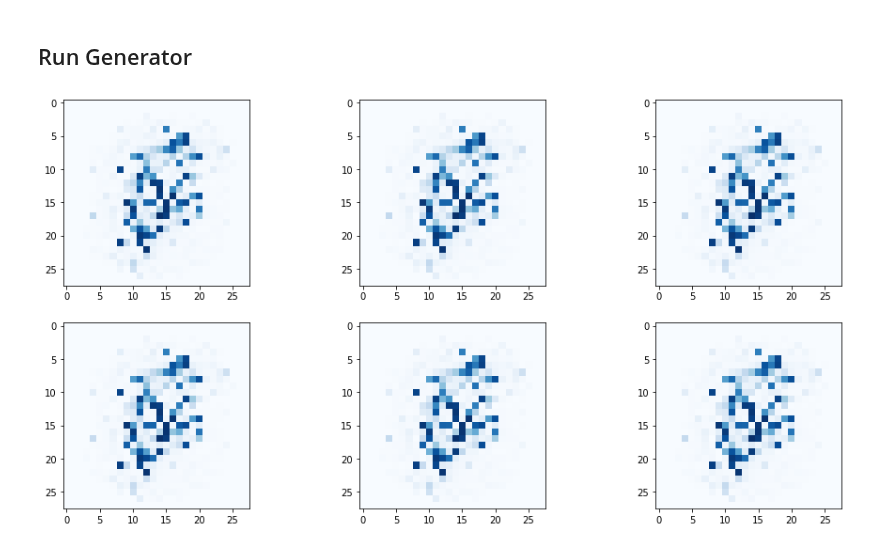
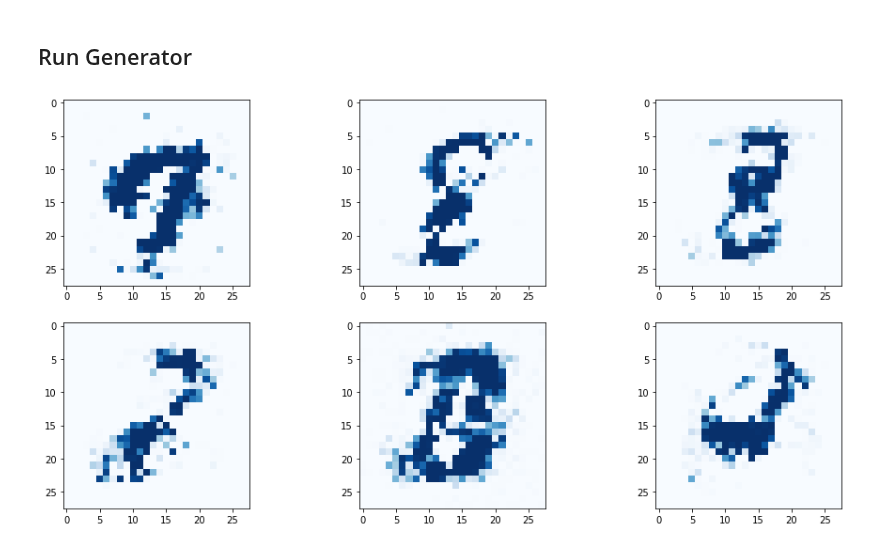
Before and after one commit to makeyourownneuralnetwork/gan, a Jupyter notebook: 07_gan_mnist.ipynb, the cells around one changed output. Drawn from its saved outputs; the diff is of its cells as text; code cells hidden in the pictures.

```diff
--- a/07_gan_mnist.ipynb
+++ b/07_gan_mnist.ipynb
@@ -175,11 +173,11 @@ D.plot_progress()
 # manually run discriminator to check it can tell real data from fake
 
 for i in range(4):
-  image_data_tensor = mnist_dataset[random.randint(0,60000)][1]
+  image_data_tensor = mnist_dataset[random.randint(0,10000)][1]
   print( D.forward( image_data_tensor ).item() )
   pass
 
 for i in range(4):
-  print( D.forward( generate_random(784) ).item() )
+  print( D.forward( generate_random_image(784) ).item() )
   pass
 # %% [output]
@@ -204,17 +202,18 @@ class Generator(nn.Module):
 
         # define neural network layers
         self.model = nn.Sequential(
-            nn.Linear(1, 200),
-            nn.Sigmoid(),
+            nn.Linear(100, 200),
+            nn.LeakyReLU(),
+
+            nn.LayerNorm(200),
+
             nn.Linear(200, 784),
             nn.Sigmoid()
         )
 
-        # create loss function
-        self.loss_function = nn.MSELoss()
-
         # create optimiser, simple stochastic gradient descent
         self.optimiser = torch.optim.SGD(self.parameters(), lr=0.01)
+        #self.optimiser = torch.optim.Adam(self.parameters(), lr=0.0001)
 
         # counter and accumulator for progress
         self.counter = 0;
@@ -265,7 +264,7 @@ class Generator(nn.Module):
 
 G = Generator()
 
-output = G.forward(torch.rand(1))
+output = G.forward(generate_random_seed(100))
 
 img = output.detach().numpy().reshape(28,28)
 
@@ -292,10 +291,10 @@ for label, image_data_tensor, target_tensor in mnist_dataset:
 
     # train discriminator on false
     # use detach() so gradients in G are not calculated
-    D.train(G.forward(torch.rand(1)).detach(), torch.FloatTensor([0.0]))
+    D.train(G.forward(generate_random_seed(100)).detach(), torch.FloatTensor([0.0]))
 
     # train generator
-    G.train(D, torch.rand(1), torch.FloatTensor([1.0]))
+    G.train(D, generate_random_seed(100), torch.FloatTensor([1.0]))
 
     pass
 # %% [output]
@@ -330,14 +319,14 @@ G.plot_progress()
 # %%
 # plot several outputs from the trained generator
 
 # plot a 3 column, 2 row array of generated images
 f, axarr = plt.subplots(2,3, figsize=(16,8))
 for i in range(2):
     for j in range(3):
-        output = G.forward(torch.rand(1))
+        output = G.forward(generate_random_seed(100))
         img = output.detach().numpy().reshape(28,28)
         axarr[i,j].imshow(img, interpolation='none', cmap='Blues')
         pass
     pass
 # %% [output]
-[figure, old version]
+[figure, new version]
```
Also changed, not shown: parts of 11 cells of this notebook.
